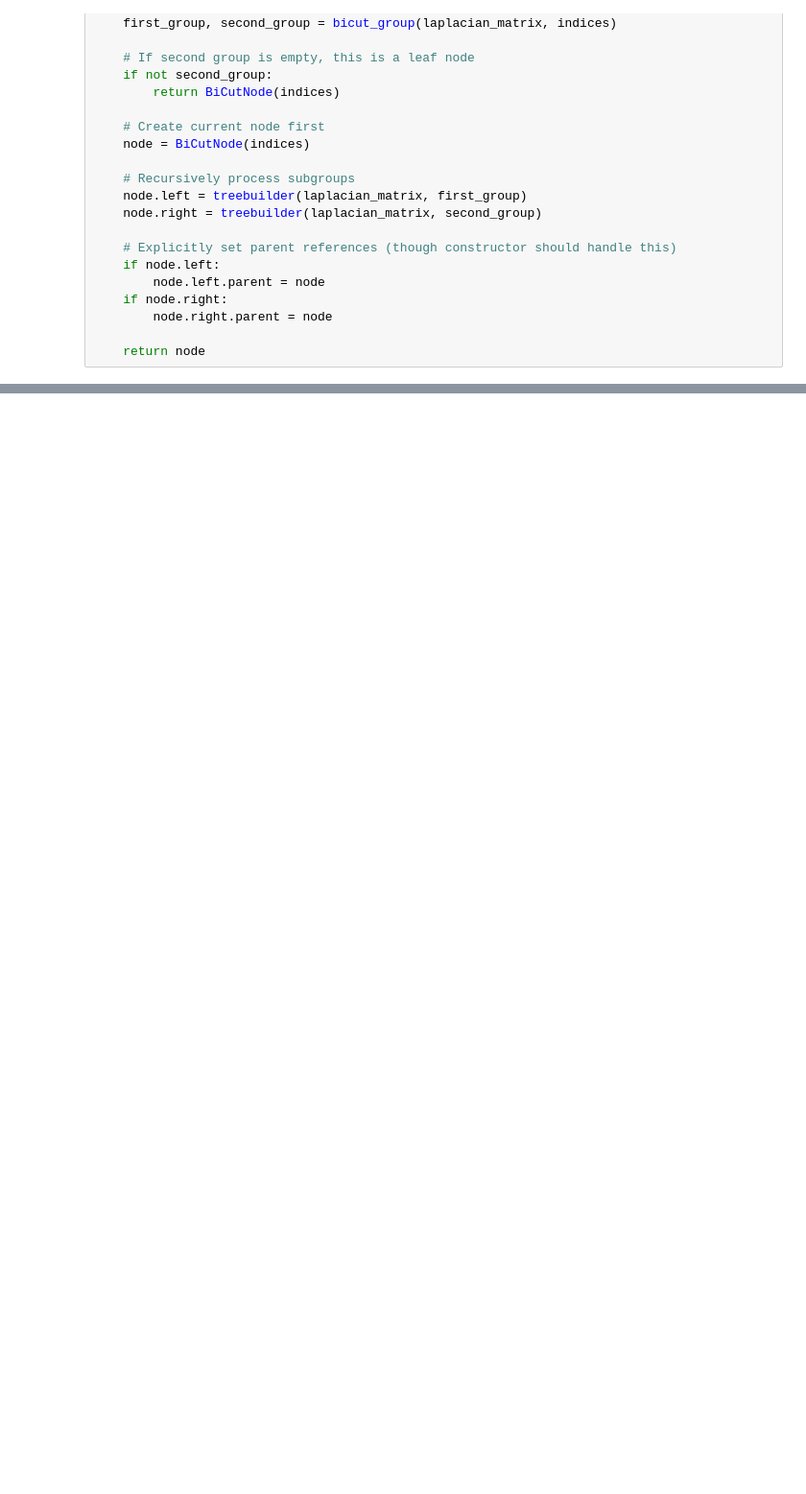
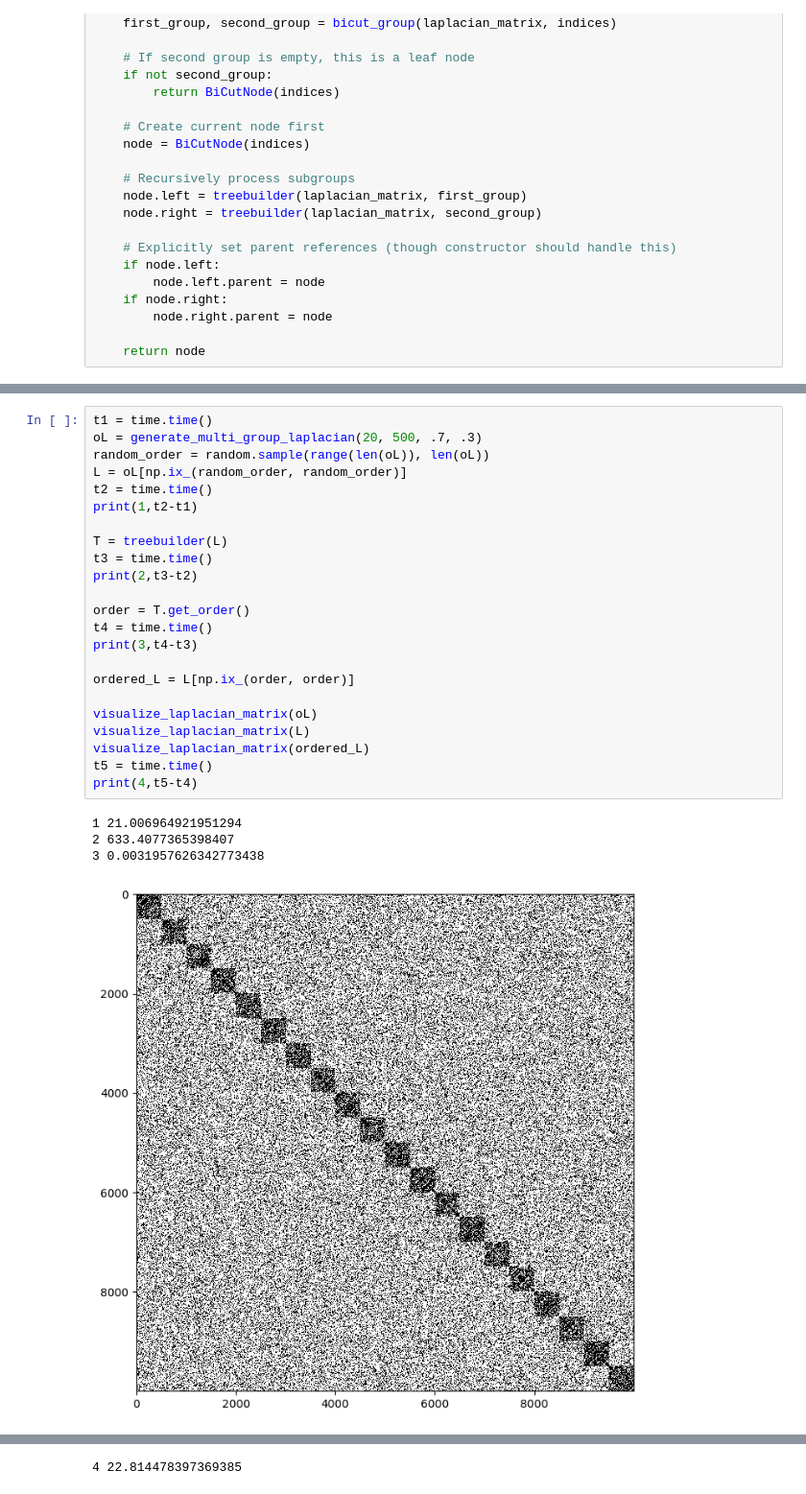
Before and after one commit to seanxgao/Spectral-Crustering-Method, a Jupyter notebook: Cheeger.ipynb, the cells around one changed output, grey strips where cells are left out. Shown at 96% size. Drawn from its saved outputs; the diff is of its cells as text; blank space fills up the shorter version.

```diff
--- a/Cheeger.ipynb
+++ b/Cheeger.ipynb
@@ -364,0 +365,28 @@ print(4,t5-t4)
+# %%
+t1 = time.time()
+oL = generate_multi_group_laplacian(20, 500, .7, .3)
+random_order = random.sample(range(len(oL)), len(oL))
+L = oL[np.ix_(random_order, random_order)]
+t2 = time.time()
+print(1,t2-t1)
+
+T = treebuilder(L)
+t3 = time.time()
+print(2,t3-t2)
+
+order = T.get_order()
+t4 = time.time()
+print(3,t4-t3)
+
+ordered_L = L[np.ix_(order, order)]
+
+visualize_laplacian_matrix(oL)
+visualize_laplacian_matrix(L)
+visualize_laplacian_matrix(ordered_L)
+t5 = time.time()
+print(4,t5-t4)
+# %% [output]
+1 21.006964921951294
+2 633.4077365398407
+3 0.0031957626342773438
+[figure, added]
@@ -364,0 +395 @@ print(4,t5-t4)
+4 22.814478397369385
```
Also changed, not shown: parts of 5 cells of this notebook.
